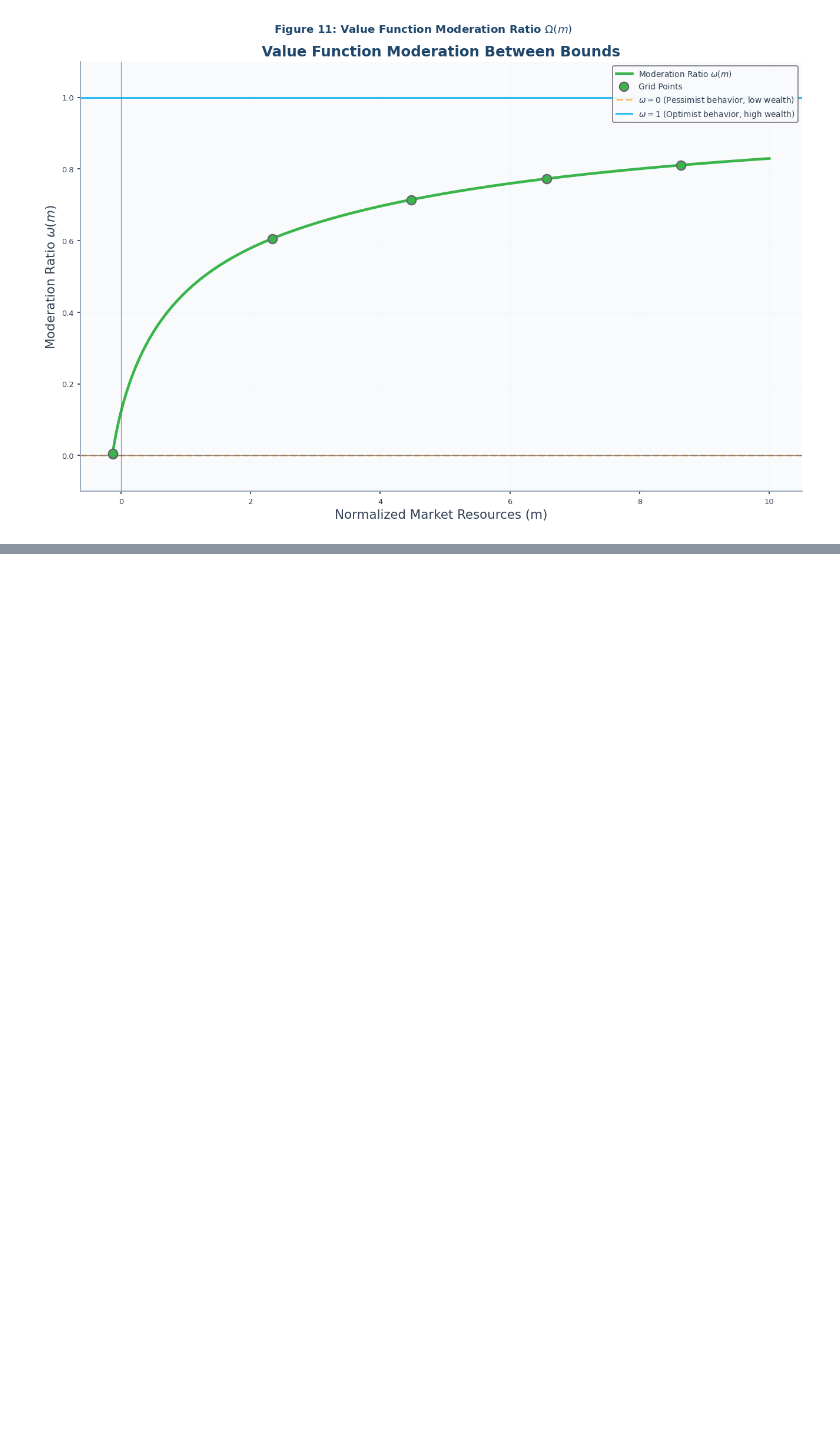
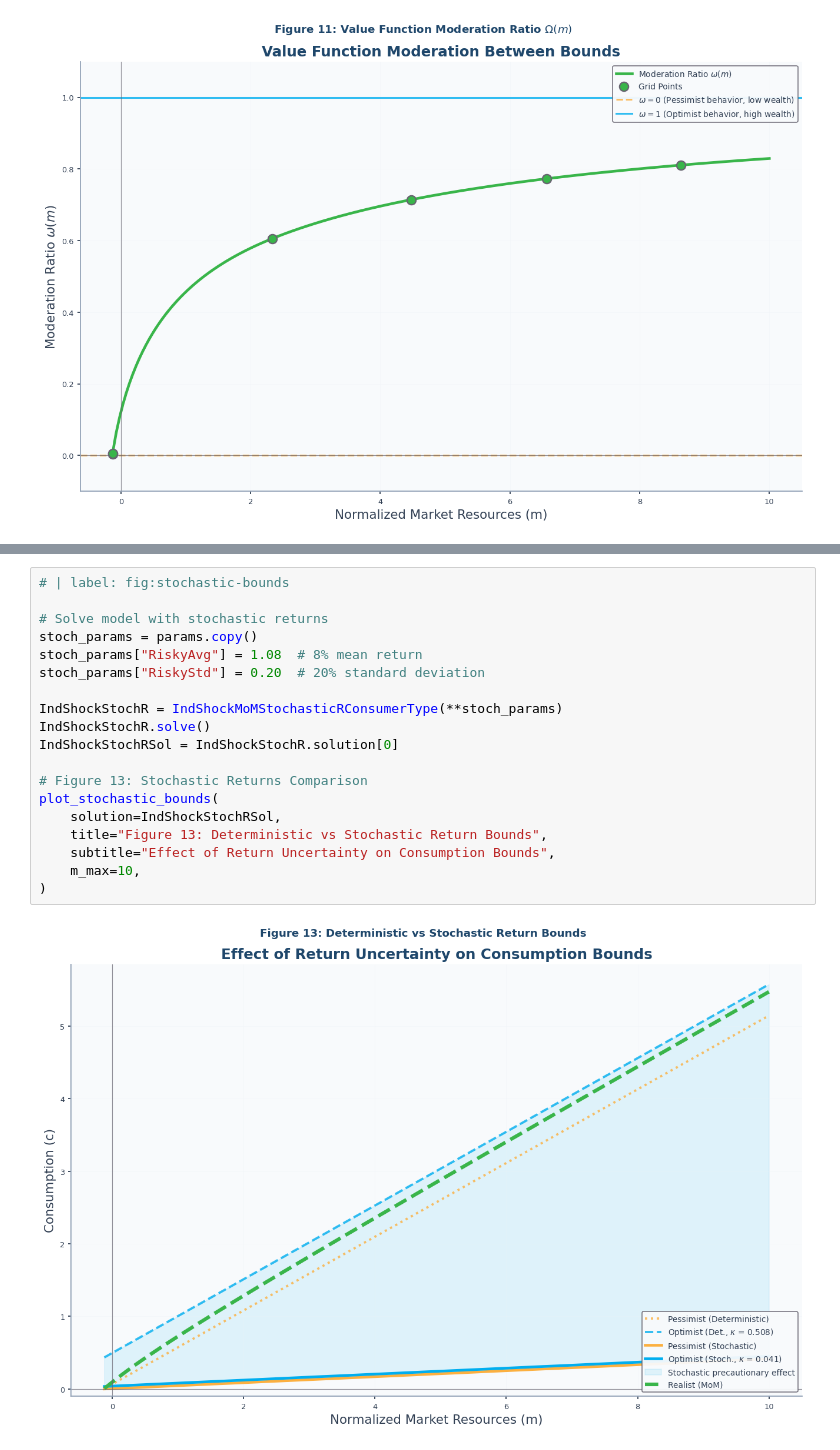
Before and after one commit to econ-ark/method-of-moderation, a Jupyter notebook: code/notebook.ipynb, the cells around one changed output, grey strips where cells are left out. Drawn from its saved outputs; the diff is of its cells as text; blank space fills up the shorter version.

```diff
--- a/code/notebook.ipynb
+++ b/code/notebook.ipynb
@@ -524,0 +441,21 @@ For complete theoretical development see {ref}`the-method-of-moderation`.
+# %%
+# | label: fig:stochastic-bounds
+
+# Solve model with stochastic returns
+stoch_params = params.copy()
+stoch_params["RiskyAvg"] = 1.08  # 8% mean return
+stoch_params["RiskyStd"] = 0.20  # 20% standard deviation
+
+IndShockStochR = IndShockMoMStochasticRConsumerType(**stoch_params)
+IndShockStochR.solve()
+IndShockStochRSol = IndShockStochR.solution[0]
+
+# Figure 13: Stochastic Returns Comparison
+plot_stochastic_bounds(
+    solution=IndShockStochRSol,
+    title="Figure 13: Deterministic vs Stochastic Return Bounds",
+    subtitle="Effect of Return Uncertainty on Consumption Bounds",
+    m_max=10,
+)
+# %% [output]
+[figure, added]
```
Also changed, not shown: parts of 18 cells of this notebook, 10 other files.
